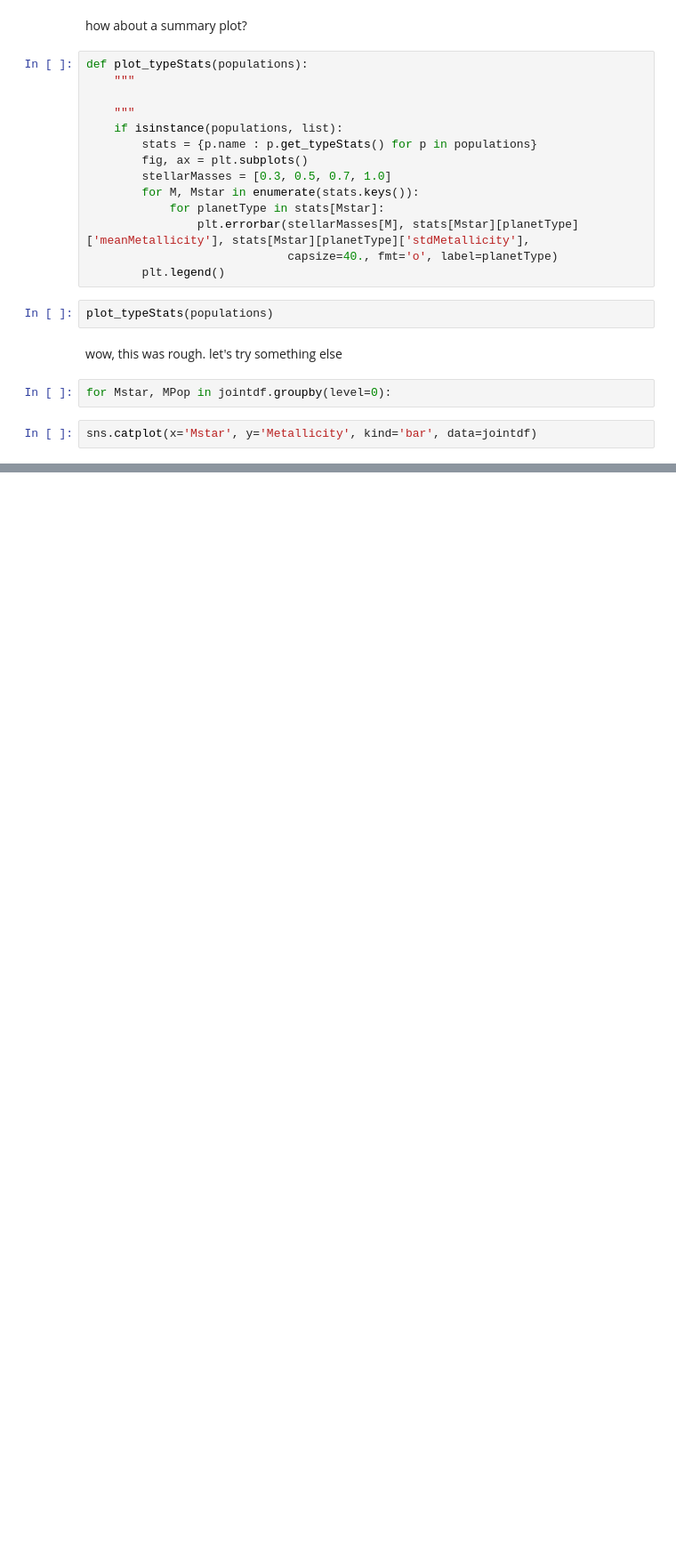
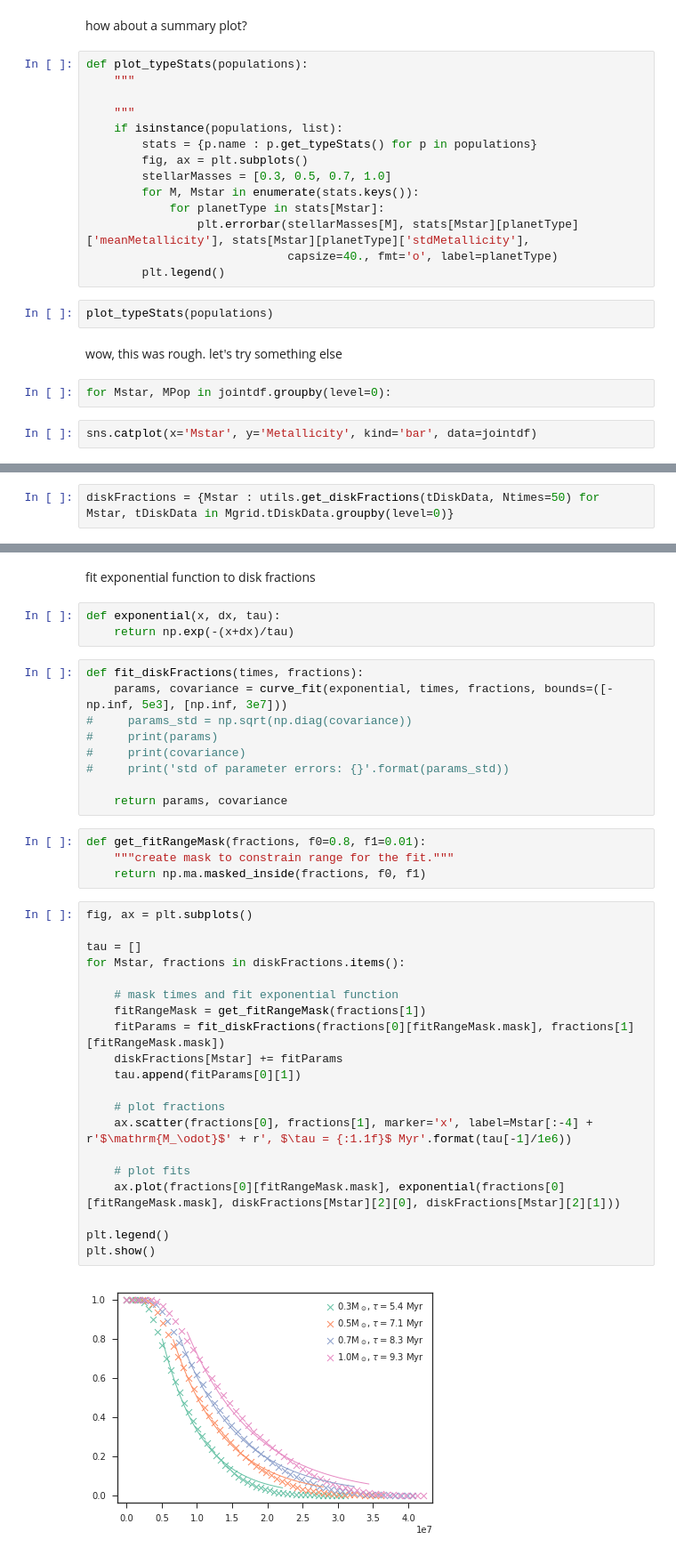
Before and after one commit to matiscke/popsyntools, a Jupyter notebook: notebooks/20180719_MgridJointAnalysis.ipynb, the cells around one changed output, grey strips where cells are left out. Shown at 89% size. Saved outputs shown, nothing was run; the diff lists cells and outputs as text; blank space fills up the shorter version.

Commit message:
analyze disk lifetimes of Mstar grid

```diff
--- a/notebooks/20180719_MgridJointAnalysis.ipynb
+++ b/notebooks/20180719_MgridJointAnalysis.ipynb
@@ -64,0 +79,2 @@ sns.catplot(x='Mstar', y='Metallicity', kind='bar', data=jointdf)
+# %%
+diskFractions = {Mstar : utils.get_diskFractions(tDiskData, Ntimes=50) for Mstar, tDiskData in Mgrid.tDiskData.groupby(level=0)}
@@ -64,0 +95,40 @@ sns.catplot(x='Mstar', y='Metallicity', kind='bar', data=jointdf)
+# %% [markdown]
+fit exponential function to disk fractions
+# %%
+def exponential(x, dx, tau):
+    return np.exp(-(x+dx)/tau)
+# %%
+def fit_diskFractions(times, fractions):
+    params, covariance = curve_fit(exponential, times, fractions, bounds=([-np.inf, 5e3], [np.inf, 3e7]))
+#     params_std = np.sqrt(np.diag(covariance))
+#     print(params)
+#     print(covariance)
+#     print('std of parameter errors: {}'.format(params_std))
+
+    return params, covariance
+# %%
+def get_fitRangeMask(fractions, f0=0.8, f1=0.01):
+    """create mask to constrain range for the fit."""
+    return np.ma.masked_inside(fractions, f0, f1)
+# %%
+fig, ax = plt.subplots()
+
+tau = []
+for Mstar, fractions in diskFractions.items():
+
+    # mask times and fit exponential function
+    fitRangeMask = get_fitRangeMask(fractions[1])
+    fitParams = fit_diskFractions(fractions[0][fitRangeMask.mask], fractions[1][fitRangeMask.mask])
+    diskFractions[Mstar] += fitParams
+    tau.append(fitParams[0][1])
+
+    # plot fractions
+    ax.scatter(fractions[0], fractions[1], marker='x', label=Mstar[:-4] + r'$\mathrm{M_\odot}$' + r', $\tau = {:1.1f}$ Myr'.format(tau[-1]/1e6))
+
+    # plot fits
+    ax.plot(fractions[0][fitRangeMask.mask], exponential(fractions[0][fitRangeMask.mask], diskFractions[Mstar][2][0], diskFractions[Mstar][2][1]))
+
+plt.legend()
+plt.show()
+# %% [output]
+[figure, added]
```
Also changed, not shown: parts of 10 cells of this notebook, 1 other file.
